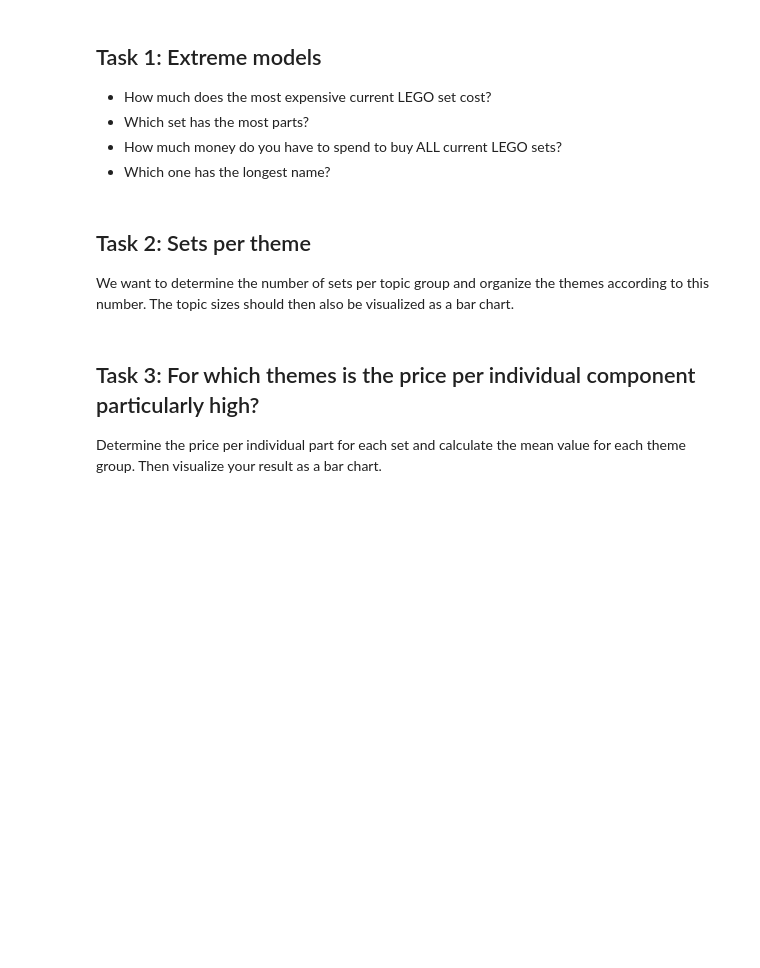
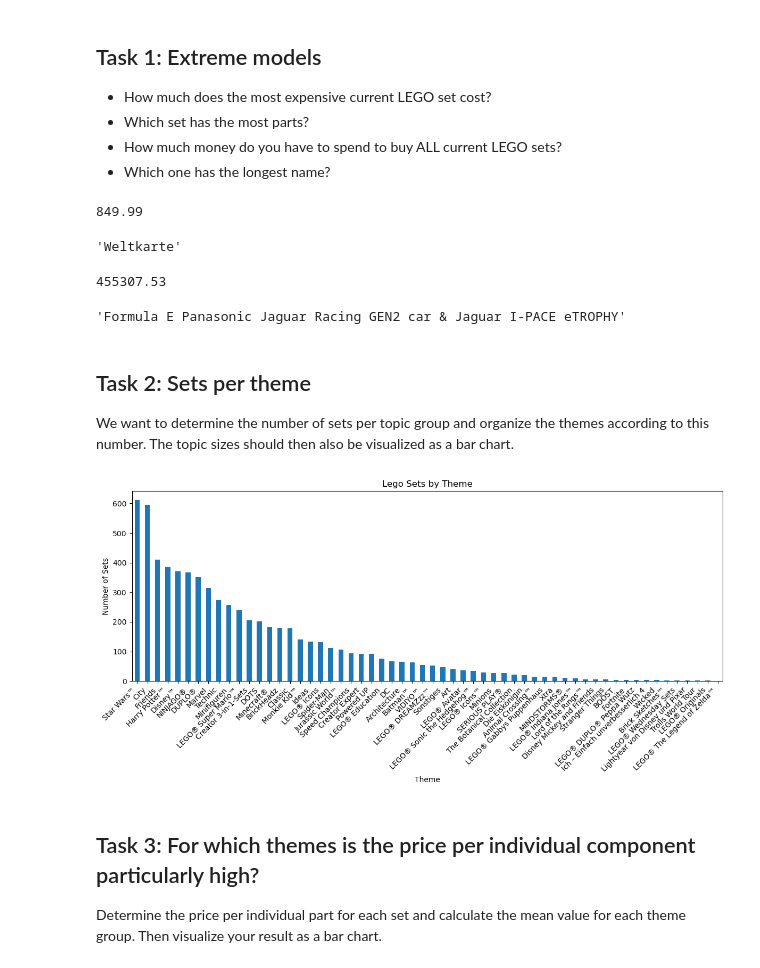
Before and after one commit to ZuebeyirEser/DataScienceCourseExercise, a Jupyter notebook: SecondThirdWeek/exercise_LEGO.ipynb, the cells around one changed output. Drawn from its saved outputs; the diff is of its cells as text; code cells hidden in the pictures; blank space fills up the shorter version.

Commit message:
added solution of first lego exercise

```diff
--- a/SecondThirdWeek/exercise_LEGO.ipynb
+++ b/SecondThirdWeek/exercise_LEGO.ipynb
@@ -10,3 +10,6 @@ Read in the data set `LEGO.csv` and get an initial overview of the data.
 The data set consists of several web scrapes of the LEGO website. When was this and how many sets were recorded in each case?
 
 In the following, we will limit ourselves to the most recent web scrape and look at this partial data set. As we will not only be using it for reading purposes but will also be creating new columns in it, a real copy of the data is suitable. (By default, the data is not copied during row selection).
+# %%
+lego = pd.read_csv("LEGO.csv")
+lego.head()
@@ -17,10 +27,45 @@ In the following, we will limit ourselves to the most recent web scrape and look
 - Which set has the most parts?
 - How much money do you have to spend to buy ALL current LEGO sets?
 - Which one has the longest name?
+# %%
+# How much does the most expensive current LEGO set cost?
+lego["price"].max()
+# %% [output]
+849.99
+# %%
+# Which set has the most parts?
+max_piece_name = lego.loc[lego["pieceCount"].idxmax()]
+max_piece_name["name"]
+# %% [output]
+'Weltkarte'
+# %%
+numpy.sum(lego["price"])
+# %% [output]
+455307.53
+# %%
+#Which one has the longest name?
+longest_name = lego['name'].loc[lego["name"].str.len().idxmax()]
+longest_name
+# %% [output]
+'Formula E Panasonic Jaguar Racing GEN2 car & Jaguar I-PACE eTROPHY'
 # %% [markdown]
 ## Task 2: Sets per theme
 
 We want to determine the number of sets per topic group and organize the themes according to this number. The topic sizes should then also be visualized as a bar chart.
+# %%
+theme_df = lego["theme"].value_counts().reset_index()
+theme_df.head()
+import matplotlib.pyplot as plt
+plt.figure(figsize=(12,6))
+lego['theme'].value_counts().plot(kind='bar')
+plt.title('Lego Sets by Theme')
+plt.xlabel('Theme')
+plt.ylabel('Number of Sets')
+plt.xticks(rotation=45, ha='right')
+plt.tight_layout()
+plt.show()
+# %% [output]
+[figure, added]
 # %% [markdown]
 ## Task 3: For which themes is the price per individual component particularly high?
 
```
Also changed, not shown: parts of 2 cells of this notebook.
